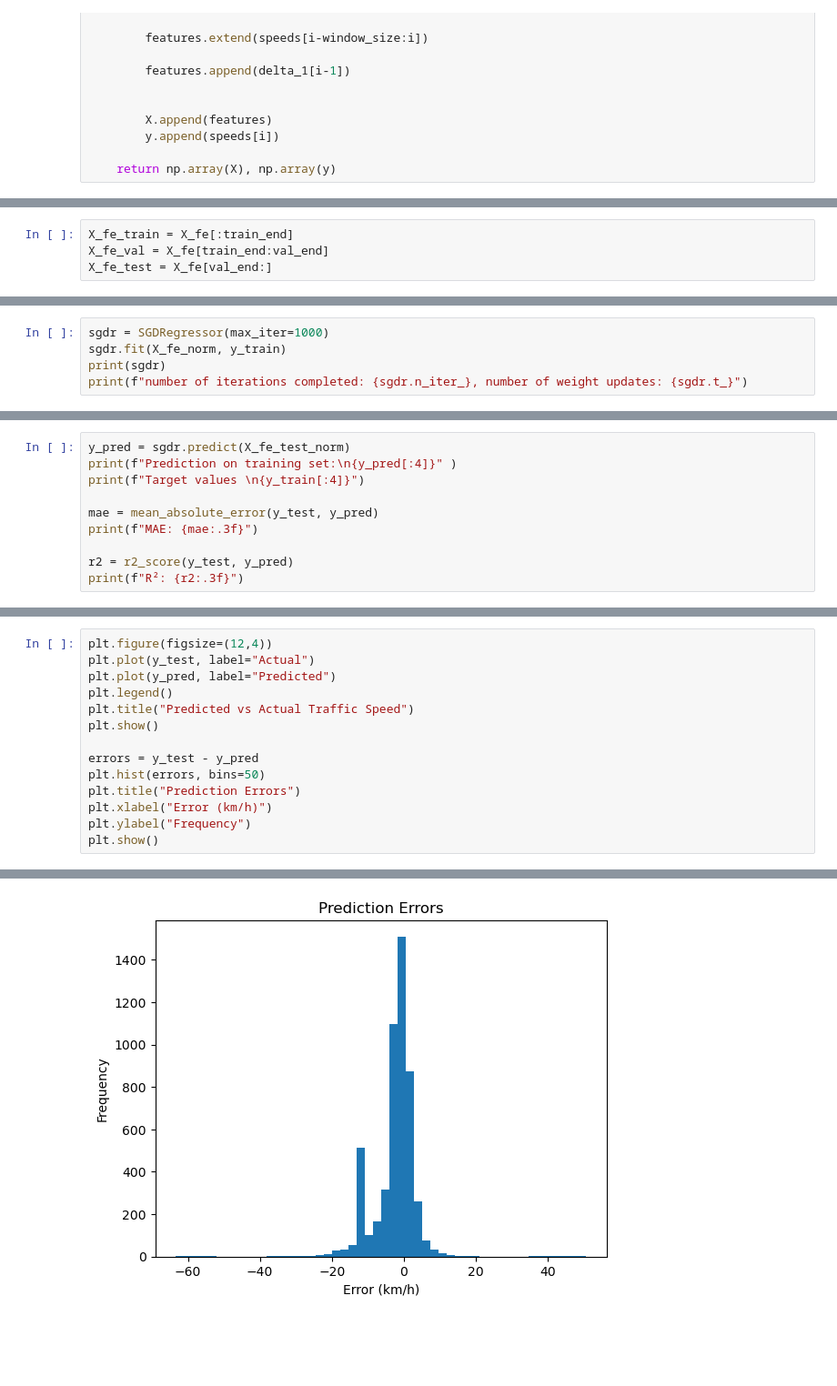
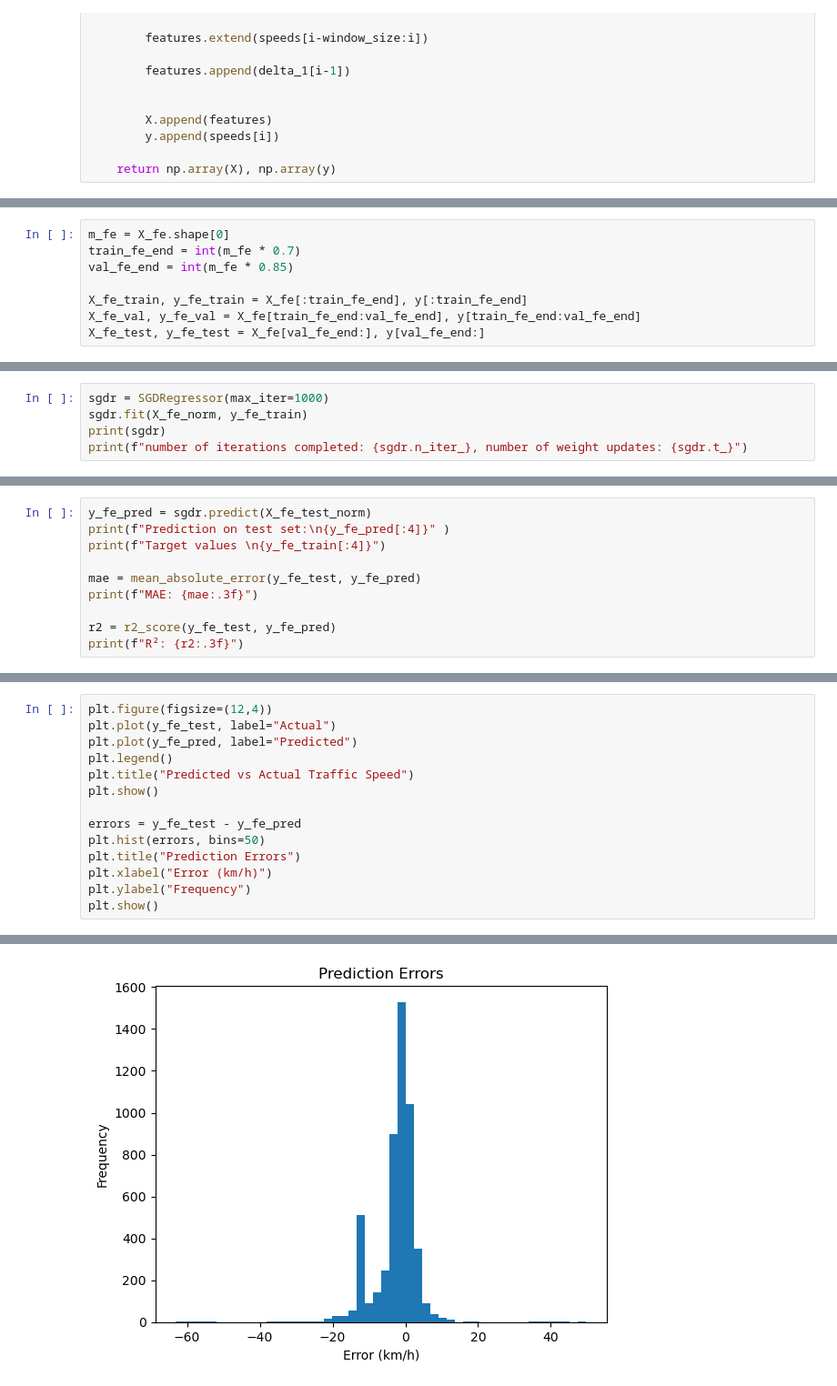
Before and after one commit to Ahmedianoo/traffic-speed-forecasting, a Jupyter notebook: traffic-speed-prediction.ipynb, the cells around one changed output, grey strips where cells are left out. Shown at 91% size. Drawn from its saved outputs; the diff is of its cells as text; blank space fills up the shorter version.

Commit message:
fixed logical error

```diff
--- a/traffic-speed-prediction.ipynb
+++ b/traffic-speed-prediction.ipynb
@@ -239,5 +239,9 @@ Label shape: (34265,) Label type: <class 'numpy.ndarray'>
 # %%
-X_fe_train = X_fe[:train_end]
-X_fe_val = X_fe[train_end:val_end]
-X_fe_test = X_fe[val_end:]
+m_fe = X_fe.shape[0]
+train_fe_end = int(m_fe * 0.7)
+val_fe_end = int(m_fe * 0.85)
+
+X_fe_train, y_fe_train = X_fe[:train_fe_end], y[:train_fe_end]
+X_fe_val, y_fe_val = X_fe[train_fe_end:val_fe_end], y[train_fe_end:val_fe_end]
+X_fe_test, y_fe_test = X_fe[val_fe_end:], y[val_fe_end:]
 # %%
@@ -276,6 +281,6 @@ plot_features_vs_label(X_fe_norm, y_train, feature_names=feature_names, sample_s
 # %%
 sgdr = SGDRegressor(max_iter=1000)
-sgdr.fit(X_fe_norm, y_train)
+sgdr.fit(X_fe_norm, y_fe_train)
 print(sgdr)
 print(f"number of iterations completed: {sgdr.n_iter_}, number of weight updates: {sgdr.t_}")
 # %% [output]
@@ -330,11 +335,11 @@ plt.show()
 # %%
-y_pred = sgdr.predict(X_fe_test_norm)
-print(f"Prediction on training set:\n{y_pred[:4]}" )
-print(f"Target values \n{y_train[:4]}")
+y_fe_pred = sgdr.predict(X_fe_test_norm)
+print(f"Prediction on test set:\n{y_fe_pred[:4]}" )
+print(f"Target values \n{y_fe_train[:4]}")
 
-mae = mean_absolute_error(y_test, y_pred)
+mae = mean_absolute_error(y_fe_test, y_fe_pred)
 print(f"MAE: {mae:.3f}")
 
-r2 = r2_score(y_test, y_pred)
+r2 = r2_score(y_fe_test, y_fe_pred)
 print(f"R²: {r2:.3f}")
 # %% [output]
@@ -347,12 +352,12 @@ R²: 0.860
 # %%
 plt.figure(figsize=(12,4))
-plt.plot(y_test, label="Actual")
-plt.plot(y_pred, label="Predicted")
+plt.plot(y_fe_test, label="Actual")
+plt.plot(y_fe_pred, label="Predicted")
 plt.legend()
 plt.title("Predicted vs Actual Traffic Speed")
 plt.show()
 
-errors = y_test - y_pred
+errors = y_fe_test - y_fe_pred
 plt.hist(errors, bins=50)
 plt.title("Prediction Errors")
 plt.xlabel("Error (km/h)")
@@ -363 +368 @@ plt.show()
-[figure, old version]
+[figure, new version]
```
Also changed, not shown: parts of 25 cells of this notebook.
